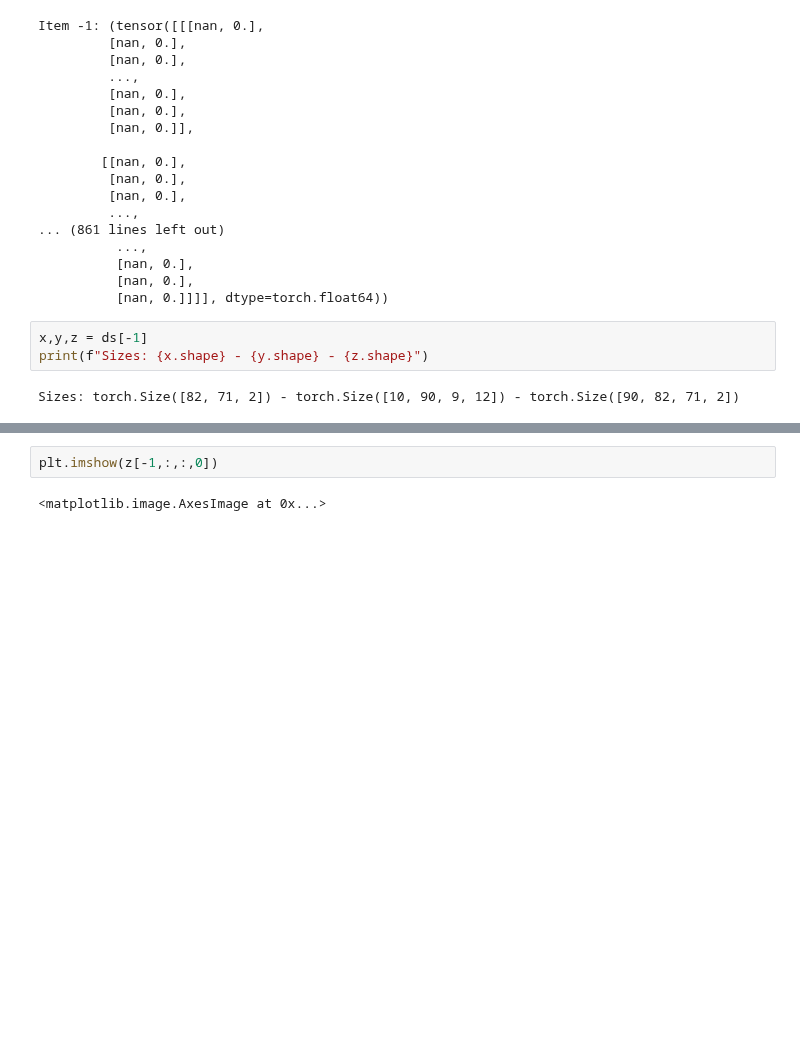
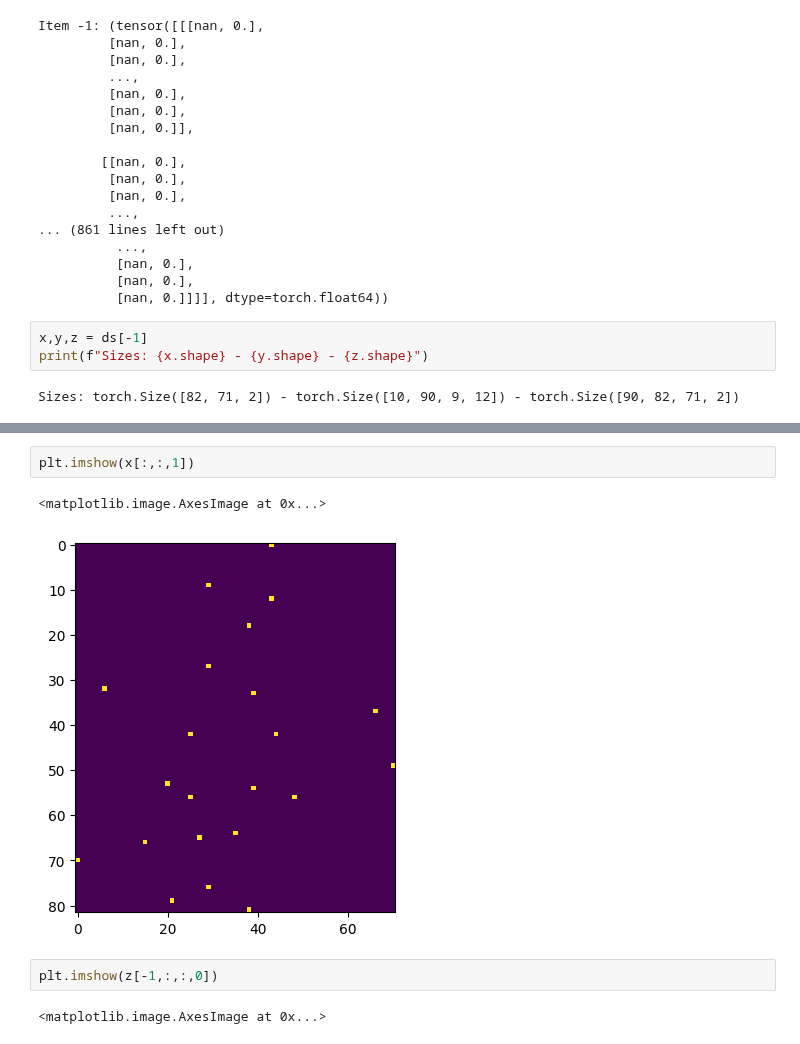
Before and after one commit to Matteo-Salis/physics-guided-gwl, a Jupyter notebook: src/notebooks/meteo_wtd_loader_2D.ipynb, the cells around one changed output, grey strips where cells are left out. Drawn from its saved outputs; the diff is of its cells as text; blank space fills up the shorter version.

```diff
--- a/src/notebooks/meteo_wtd_loader_2D.ipynb
+++ b/src/notebooks/meteo_wtd_loader_2D.ipynb
@@ -194,3 +221,8 @@ Sizes: torch.Size([82, 71, 2]) - torch.Size([10, 90, 9, 12]) - torch.Size([90, 8
+# %%
+plt.imshow(x[:,:,1])
+# %% [output]
+<matplotlib.image.AxesImage at 0x...>
+[figure, added]
 # %%
 plt.imshow(z[-1,:,:,0])
 # %% [output]
```
Also changed, not shown: parts of 18 cells of this notebook.
